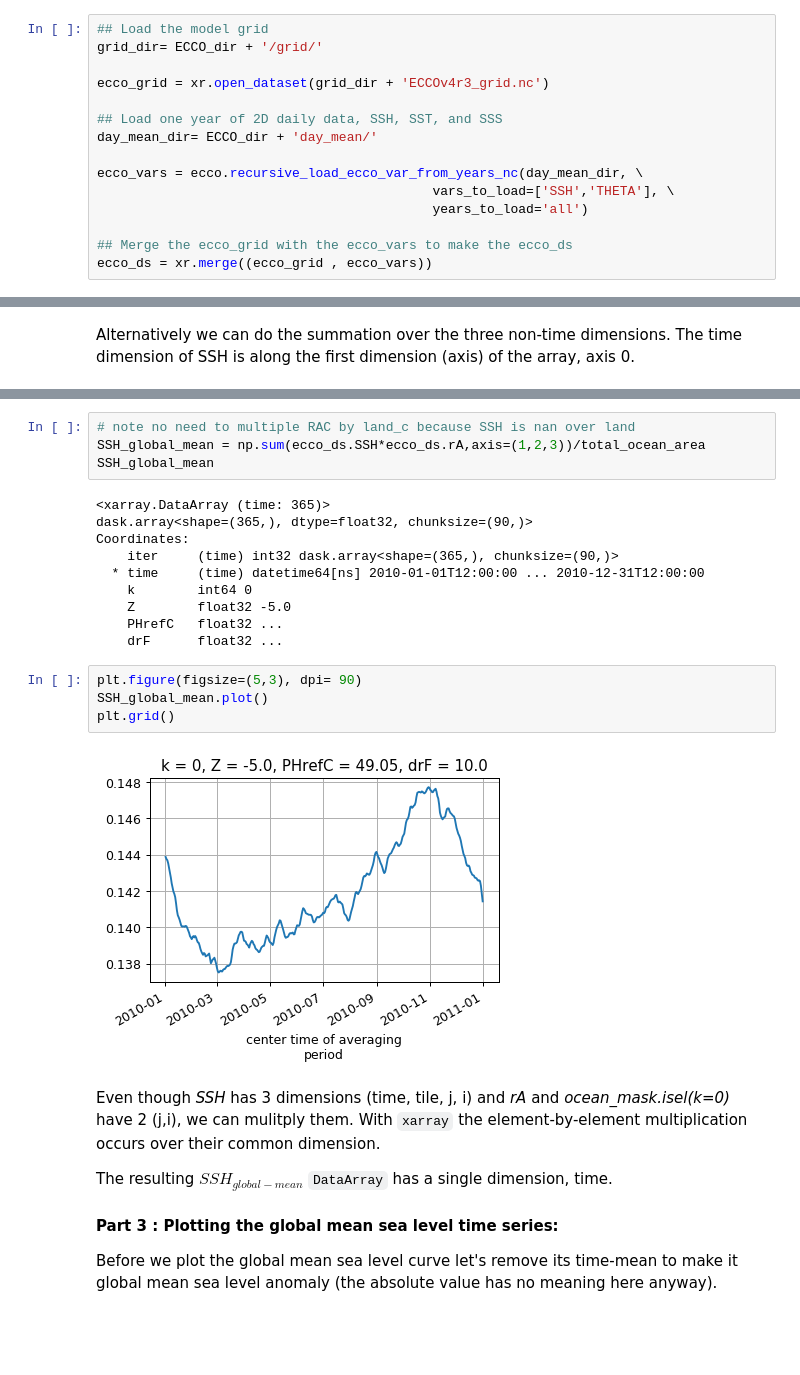
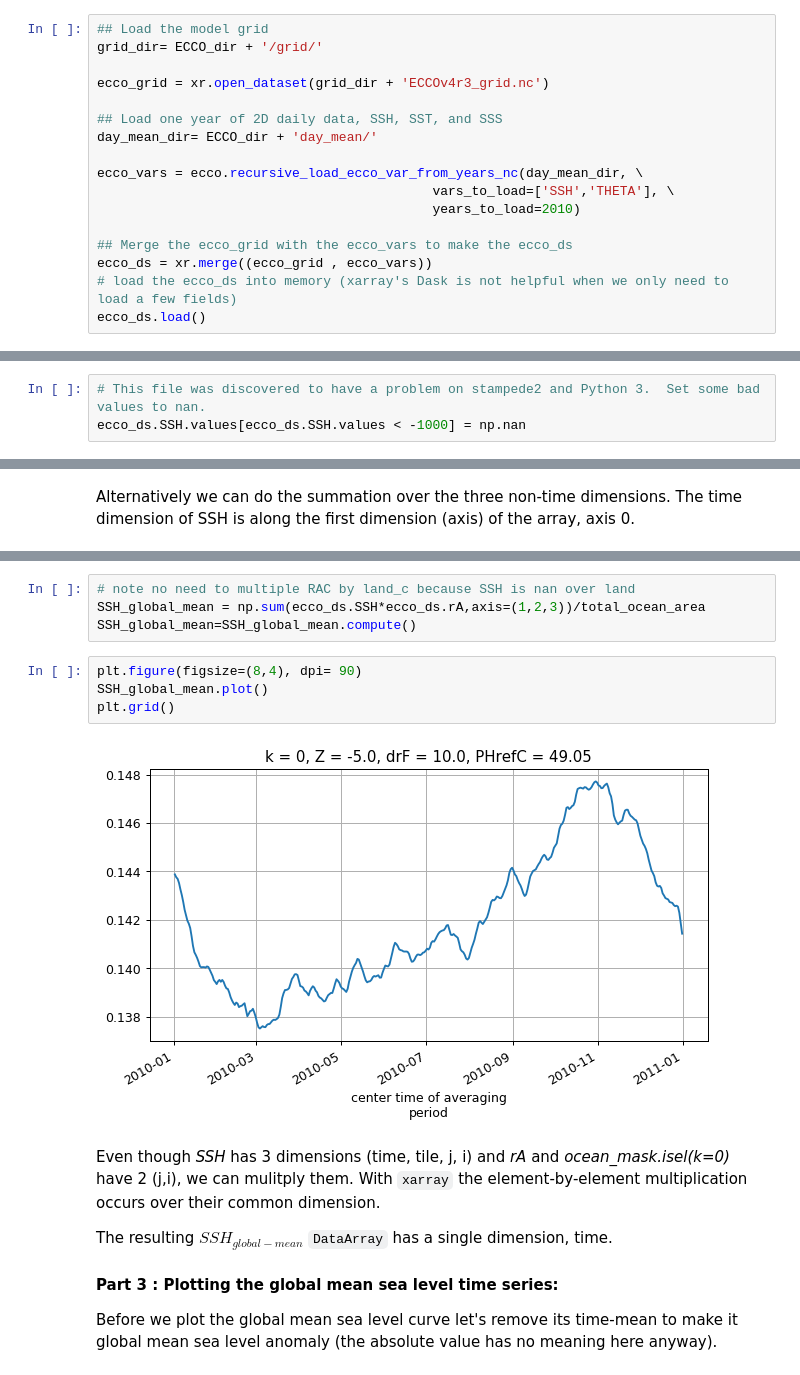
Before and after one commit to ECCO-GROUP/ECCO-v4-Python-Tutorial, a Jupyter notebook: Tutorials_as_Jupyter_Notebooks/ECCO_v4_Example_calculations_with_scalar_quantities.ipynb, the cells around one changed output, grey strips where cells are left out. Saved outputs shown, nothing was run; the diff lists cells and outputs as text; blank space fills up the shorter version.

```diff
--- a/Tutorials_as_Jupyter_Notebooks/ECCO_v4_Example_calculations_with_scalar_quantities.ipynb
+++ b/Tutorials_as_Jupyter_Notebooks/ECCO_v4_Example_calculations_with_scalar_quantities.ipynb
@@ -57,8 +57,10 @@ day_mean_dir= ECCO_dir + 'day_mean/'
 
 ecco_vars = ecco.recursive_load_ecco_var_from_years_nc(day_mean_dir, \
                                            vars_to_load=['SSH','THETA'], \
-                                           years_to_load='all')
+                                           years_to_load=2010)
 
 ## Merge the ecco_grid with the ecco_vars to make the ecco_ds
 ecco_ds = xr.merge((ecco_grid , ecco_vars))
+# load the ecco_ds into memory (xarray's Dask is not helpful when we only need to load a few fields)
+ecco_ds.load()
 # %% [output]
@@ -70,3 +89,6 @@ finished searching for THETA ... success!
+# %%
+# This file was discovered to have a problem on stampede2 and Python 3.  Set some bad values to nan.
+ecco_ds.SSH.values[ecco_ds.SSH.values < -1000] = np.nan
 # %% [markdown]
 ## Sea surface height
 
@@ -250,23 +234,13 @@ Attributes:
 # %%
 # note no need to multiple RAC by land_c because SSH is nan over land
 SSH_global_mean = np.sum(ecco_ds.SSH*ecco_ds.rA,axis=(1,2,3))/total_ocean_area
-SSH_global_mean
+SSH_global_mean=SSH_global_mean.compute()
-# %% [output]
-<xarray.DataArray (time: 365)>
-dask.array<shape=(365,), dtype=float32, chunksize=(90,)>
-Coordinates:
-    iter     (time) int32 dask.array<shape=(365,), chunksize=(90,)>
-  * time     (time) datetime64[ns] 2010-01-01T12:00:00 ... 2010-12-31T12:00:00
-    k        int64 0
-    Z        float32 -5.0
-    PHrefC   float32 ...
-    drF      float32 ...
 # %%
-plt.figure(figsize=(5,3), dpi= 90)
+plt.figure(figsize=(8,4), dpi= 90)
 SSH_global_mean.plot()
 plt.grid()
 # %% [output]
-[figure, old version]
+[figure, new version]
 # %% [markdown]
 Even though *SSH* has 3 dimensions (time, tile, j, i) and *rA* and *ocean_mask.isel(k=0)* have 2 (j,i), we can mulitply them. With `xarray` the element-by-element multiplication occurs over their common dimension.
 
```
Also changed, not shown: parts of 20 cells of this notebook, 12 other files.
